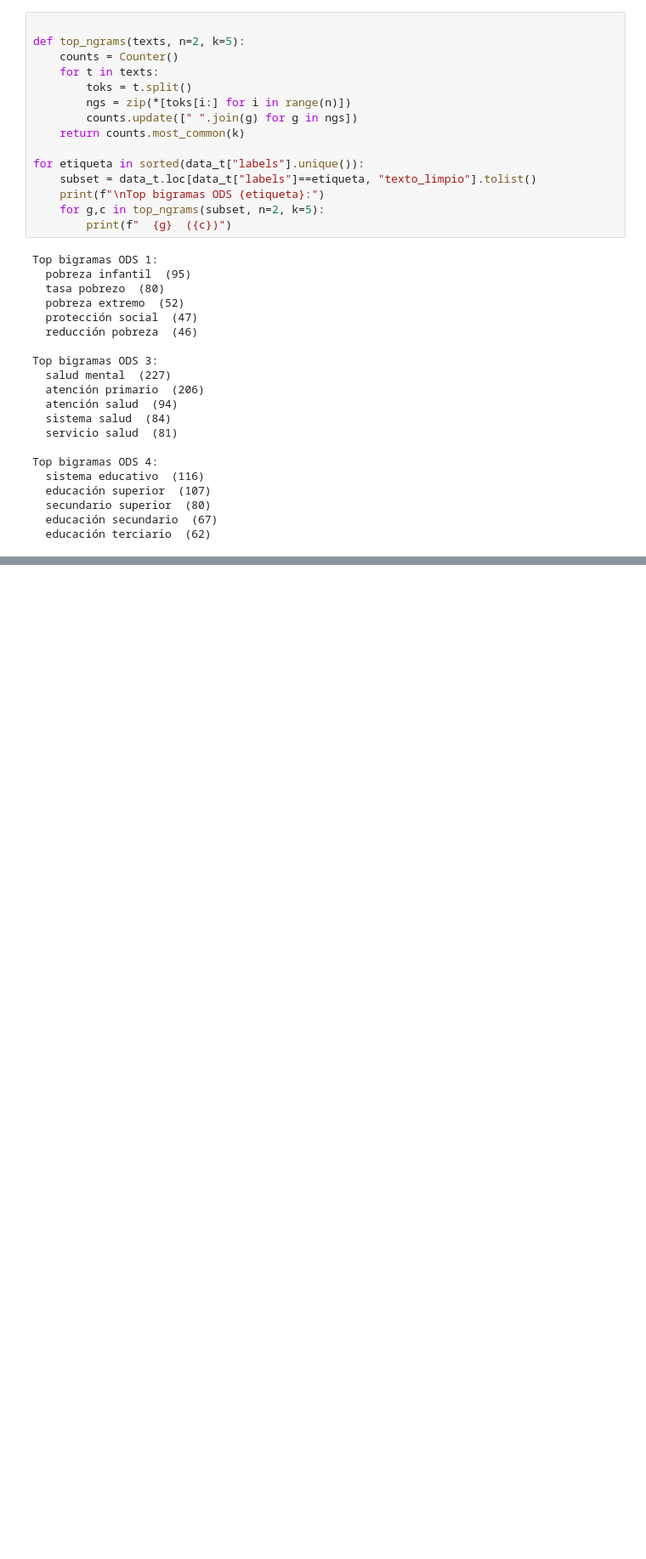
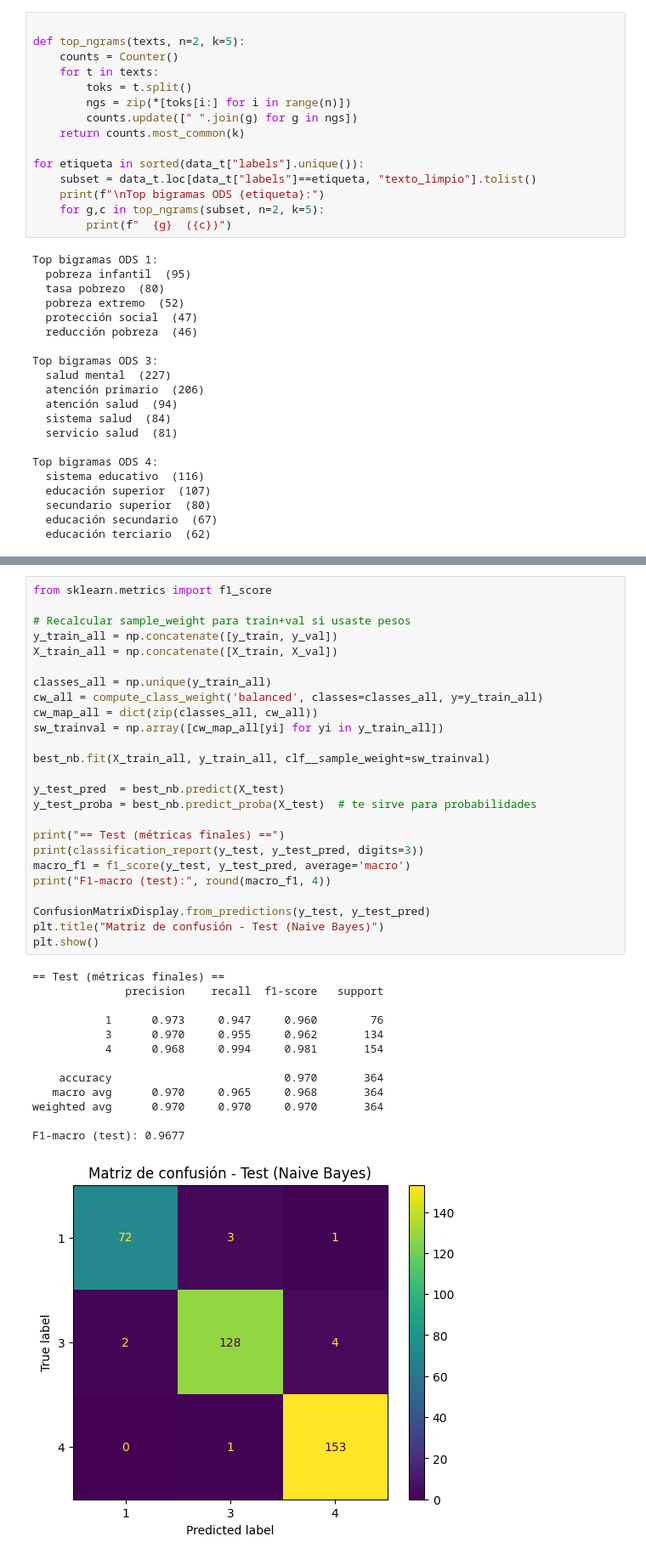
Before and after one commit to julianaduranl/GProy1E1--9, a Jupyter notebook: noteboook.ipynb, the cells around one changed output, grey strips where cells are left out. Shown at 85% size. Saved outputs shown, nothing was run; the diff lists cells and outputs as text; blank space fills up the shorter version.

```diff
--- a/noteboook.ipynb
+++ b/noteboook.ipynb
@@ -400,0 +566,39 @@ Top bigramas ODS 4:
+# %%
+from sklearn.metrics import f1_score
+
+# Recalcular sample_weight para train+val si usaste pesos
+y_train_all = np.concatenate([y_train, y_val])
+X_train_all = np.concatenate([X_train, X_val])
+
+classes_all = np.unique(y_train_all)
+cw_all = compute_class_weight('balanced', classes=classes_all, y=y_train_all)
+cw_map_all = dict(zip(classes_all, cw_all))
+sw_trainval = np.array([cw_map_all[yi] for yi in y_train_all])
+
+best_nb.fit(X_train_all, y_train_all, clf__sample_weight=sw_trainval)
+
+y_test_pred  = best_nb.predict(X_test)
+y_test_proba = best_nb.predict_proba(X_test)  # te sirve para probabilidades
+
+print("== Test (métricas finales) ==")
+print(classification_report(y_test, y_test_pred, digits=3))
+macro_f1 = f1_score(y_test, y_test_pred, average='macro')
+print("F1-macro (test):", round(macro_f1, 4))
+
+ConfusionMatrixDisplay.from_predictions(y_test, y_test_pred)
+plt.title("Matriz de confusión - Test (Naive Bayes)")
+plt.show()
+# %% [output]
+== Test (métricas finales) ==
+              precision    recall  f1-score   support
+
+           1      0.973     0.947     0.960        76
+           3      0.970     0.955     0.962       134
+           4      0.968     0.994     0.981       154
+
+    accuracy                          0.970       364
+   macro avg      0.970     0.965     0.968       364
+weighted avg      0.970     0.970     0.970       364
+
+F1-macro (test): 0.9677
+[figure, added]
```
Also changed, not shown: parts of 19 cells of this notebook.
